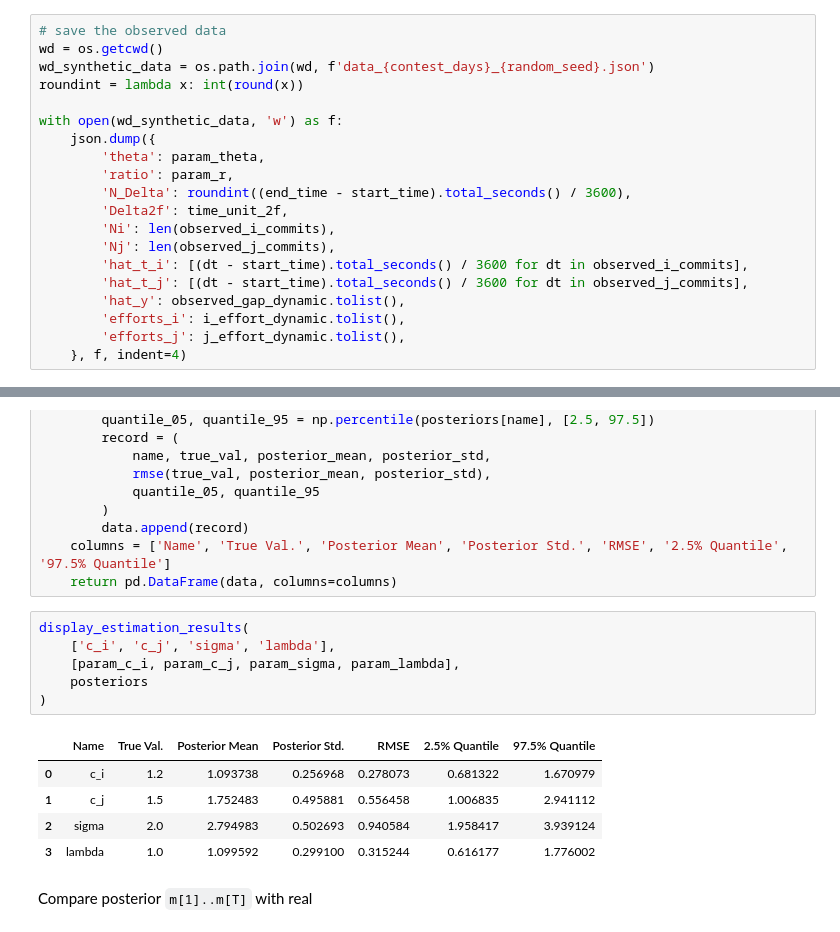
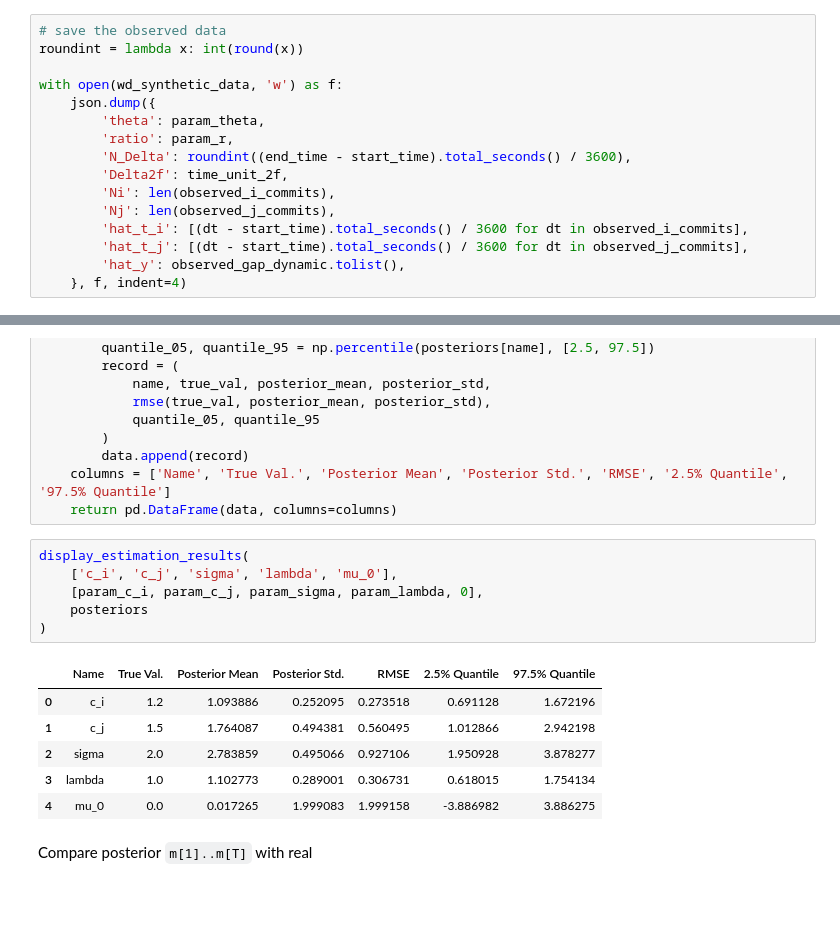
Before and after one commit to zhuanglinsheng/kaggle-contest-design, a Jupyter notebook: synthetic_data/Synthetic_Data_90_std.ipynb, the cells around one changed output, grey strips where cells are left out. Saved outputs shown, nothing was run; the diff lists cells and outputs as text; blank space fills up the shorter version.

```diff
--- a/synthetic_data/Synthetic_Data_90_std.ipynb
+++ b/synthetic_data/Synthetic_Data_90_std.ipynb
@@ -148,8 +152,6 @@ plt.show()
 [figure]
 # %%
 # save the observed data
-wd = os.getcwd()
-wd_synthetic_data = os.path.join(wd, f'data_{contest_days}_{random_seed}.json')
 roundint = lambda x: int(round(x))
 
 with open(wd_synthetic_data, 'w') as f:
@@ -163,8 +165,6 @@ with open(wd_synthetic_data, 'w') as f:
 		'hat_t_i': [(dt - start_time).total_seconds() / 3600 for dt in observed_i_commits],
 		'hat_t_j': [(dt - start_time).total_seconds() / 3600 for dt in observed_j_commits],
 		'hat_y': observed_gap_dynamic.tolist(),
-		'efforts_i': i_effort_dynamic.tolist(),
-		'efforts_j': j_effort_dynamic.tolist(),
 	}, f, indent=4)
 # %% [markdown]
 ### 3. Bayesian Inference
@@ -222,16 +225,17 @@ def display_estimation_results(var_names: list[str], true_vals, posteriors):
 	return pd.DataFrame(data, columns=columns)
 # %%
 display_estimation_results(
-	['c_i', 'c_j', 'sigma', 'lambda'],
-	[param_c_i, param_c_j, param_sigma, param_lambda],
+	['c_i', 'c_j', 'sigma', 'lambda', 'mu_0'],
+	[param_c_i, param_c_j, param_sigma, param_lambda, 0],
 	posteriors
 )
 # %% [output]
 |  | Name | True Val. | Posterior Mean | Posterior Std. | RMSE | 2.5% Quantile | 97.5% Quantile |
-| 0 | c_i | 1.2 | 1.093738 | 0.256968 | 0.278073 | 0.681322 | 1.670979 |
-| 1 | c_j | 1.5 | 1.752483 | 0.495881 | 0.556458 | 1.006835 | 2.941112 |
-| 2 | sigma | 2.0 | 2.794983 | 0.502693 | 0.940584 | 1.958417 | 3.939124 |
-| 3 | lambda | 1.0 | 1.099592 | 0.299100 | 0.315244 | 0.616177 | 1.776002 |
+| 0 | c_i | 1.2 | 1.093886 | 0.252095 | 0.273518 | 0.691128 | 1.672196 |
+| 1 | c_j | 1.5 | 1.764087 | 0.494381 | 0.560495 | 1.012866 | 2.942198 |
+| 2 | sigma | 2.0 | 2.783859 | 0.495066 | 0.927106 | 1.950928 | 3.878277 |
+| 3 | lambda | 1.0 | 1.102773 | 0.289001 | 0.306731 | 0.618015 | 1.754134 |
+| 4 | mu_0 | 0.0 | 0.017265 | 1.999083 | 1.999158 | -3.886982 | 3.886275 |
 # %% [markdown]
 Compare posterior `m[1]..m[T]` with real
 # %%
```
Also changed, not shown: parts of 7 cells of this notebook, 9 other files.
